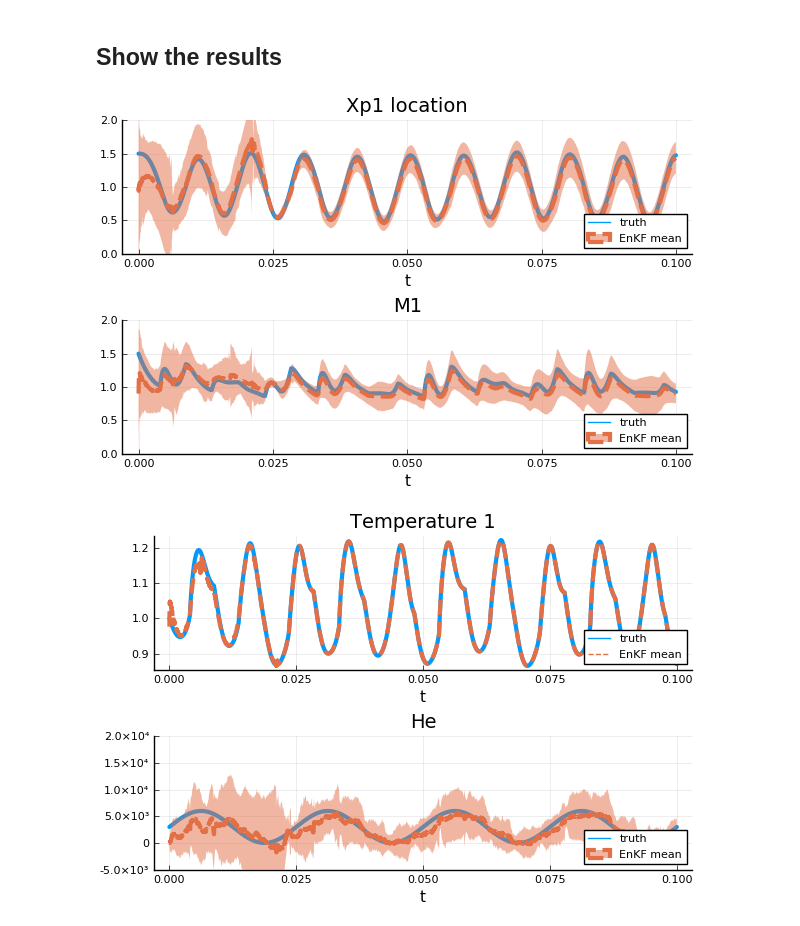
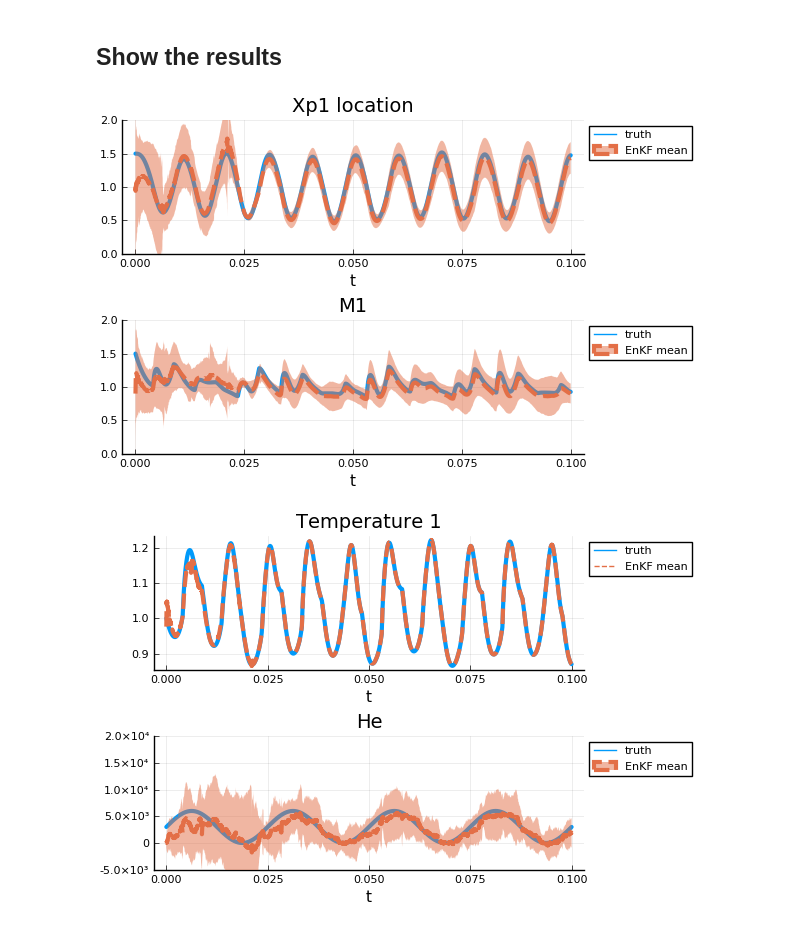
Before and after one commit to liyuxuan48/OneDThermalFlow, a Jupyter notebook: examples/EnKF/OHP He estimation-smooth varying He-averaged.ipynb, the cells around one changed output. Cells and saved outputs as stored; diff of their text form; code cells hidden in the pictures.

```diff
--- a/examples/EnKF/OHP He estimation-smooth varying He-averaged.ipynb
+++ b/examples/EnKF/OHP He estimation-smooth varying He-averaged.ipynb
@@ -502,16 +502,16 @@ ŝ =  hcat(mean.(compress_state)...)
 results=soltoResult(sol[1:end-1,:],sys0);
 resultŝ=soltoResult(ŝ[1:end-1,:],sys0);
 # %%
-plt1 = plot(layout = (2, 1), legend = :bottomright)
+plt1 = plot(layout = (2, 1), legend = :outertopright)
 plot!(plt1[1], T, results.Xp[1][1:end-1], linewidth = 3, label = "truth")
 plot!(plt1[1], Tsub, ŝ[1,1:end-1], linewidth = 3,ribbon = 2*std_state[:,1], markersize = 2, label = "EnKF mean", xlabel = "t", linestyle =:dash,title="Xp1 location",ylim=(0.0, 2.0))
 
 plot!(plt1[2], T, results.M[1][1:end-1], linewidth = 3, label = "truth")
 plot!(plt1[2], Tsub,  ŝ[5,1:end-1], linewidth = 3,ribbon = 2*std_state[:,5], markersize = 2, label = "EnKF mean", xlabel = "t", linestyle =:dash,title="M1",ylim=(0.0, 2.0))
 # %% [output]
-[figure, old version]
+[figure, new version]
 # %%
-plt2 = plot(layout = (2, 1), legend = :bottomright)
+plt2 = plot(layout = (2, 1), legend = :outertopright)
 
 plot!(plt2[1], T, results.θ[1][1:end-1], linewidth = 3, label = "truth")
 plot!(plt2[1], Tsub, resultŝ.θ[1][1:end-1], linewidth = 3, markersize = 2, label = "EnKF mean", xlabel = "t",  linestyle =:dash,title="Temperature 1")
@@ -520,4 +520,4 @@ plot!(plt2[2], T, (sol[end,1:end-1] .* (sin.(4*2*π.*T./(T[end])) .+ 1)), linewi
 plot!(plt2[2], Tsub, ŝ[7,1:end-1], linewidth = 3, markersize = 2, ribbon = 2*std_state[:,7], label = "EnKF mean", xlabel = "t", linestyle =:dash,title="He", ylim=(-5000.0, 20000.0))
 # plot!(plt2[2], T, (sol[end,1:end-1] .* (sin.(4*2*π.*T./(T[end])) .+ 1)), linewidth = 3, label = "truth")
 # %% [output]
-[figure, old version]
+[figure, new version]
```
Also changed, not shown: parts of 1 cell of this notebook, 1 other file.
